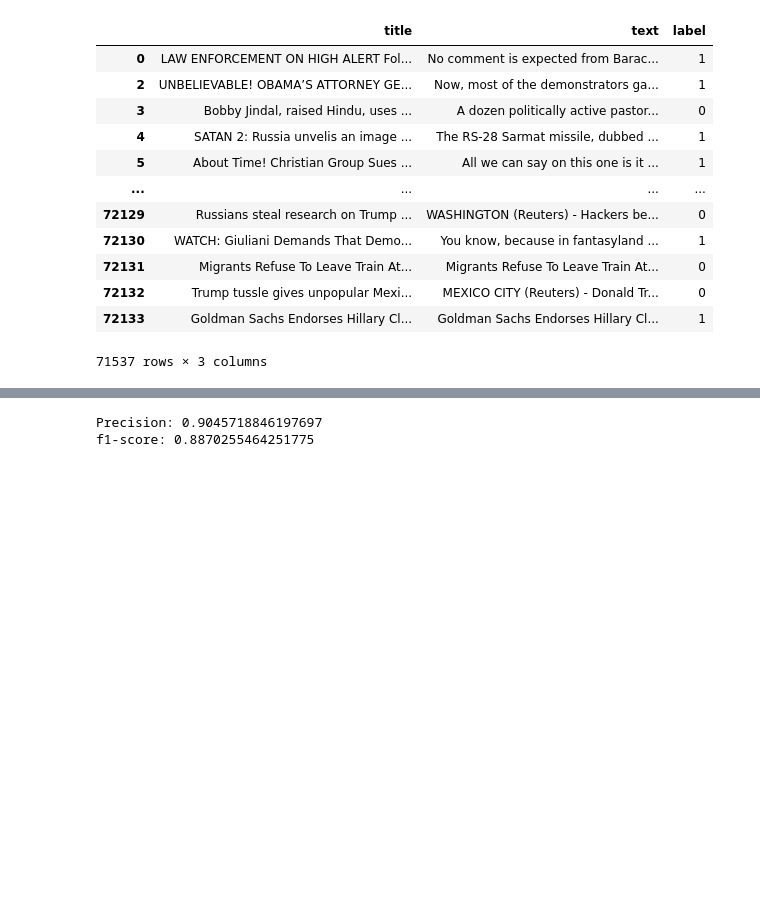
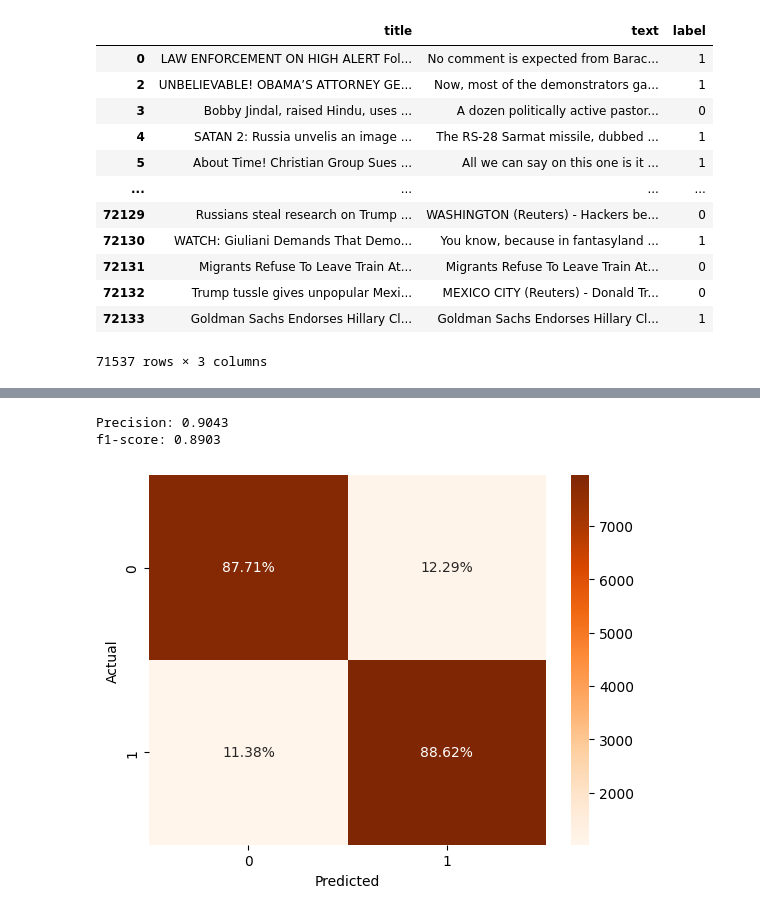
Before and after one commit to Karls-lab/naiveBayes, a Jupyter notebook: project5.ipynb, the cells around one changed output, grey strips where cells are left out. Drawn from its saved outputs; the diff is of its cells as text; code cells hidden in the pictures; blank space fills up the shorter version.

```diff
--- a/project5.ipynb
+++ b/project5.ipynb
@@ -76,14 +84,16 @@ Most influential real news word: {'blame', 'deep', 'network', 'islam', 'read', '
 # %%
 X_train_counts = cv.fit_transform(X_train["text"])
 X_test_counts = cv.transform(X_test["text"])
 
 mnb.fit(X_train_counts, y_train)
 y_pred_text = mnb.predict(X_test_counts)
 
 get_scores(y_test, y_pred_text)
+print_confusion_matrix(y_test, y_pred_text)
 # %% [output]
-Precision: 0.9045718846197697
-f1-score: 0.8870255464251775
+Precision: 0.9043
+f1-score: 0.8903
+[figure, added]
 # %%
 # Vote using a simple logical OR
 y_pred_combined = y_pred_title | y_pred_text
```
Also changed, not shown: parts of 4 cells of this notebook.
